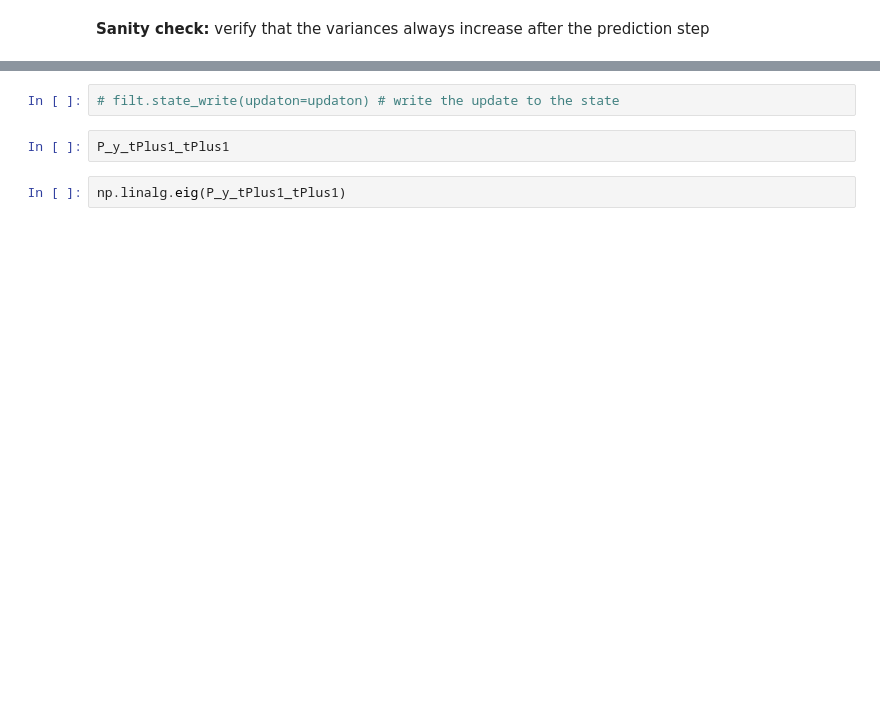
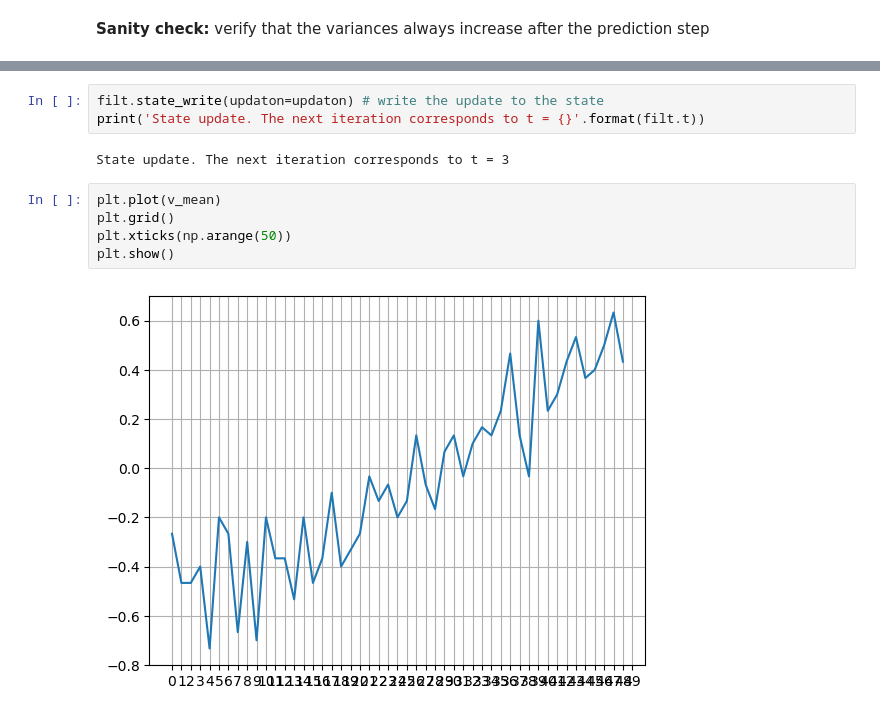
Before and after one commit to thinhhoang95/smoothie, a Jupyter notebook: GMKF_PROTOTYPE.ipynb, the cells around one changed output, grey strips where cells are left out. Saved outputs shown, nothing was run; the diff lists cells and outputs as text; blank space fills up the shorter version.

```diff
--- a/GMKF_PROTOTYPE.ipynb
+++ b/GMKF_PROTOTYPE.ipynb
@@ -293,6 +371,12 @@ plt.legend(['Measurement', 'Prediction', 'Update'])
 # %%
-# filt.state_write(updaton=updaton) # write the update to the state
+filt.state_write(updaton=updaton) # write the update to the state
+print('State update. The next iteration corresponds to t = {}'.format(filt.t))
+# %% [output]
+State update. The next iteration corresponds to t = 3
-# %%
-P_y_tPlus1_tPlus1
-# %%
-np.linalg.eig(P_y_tPlus1_tPlus1)
+# %%
+plt.plot(v_mean)
+plt.grid()
+plt.xticks(np.arange(50))
+plt.show()
+# %% [output]
+[figure, added]
```
Also changed, not shown: parts of 18 cells of this notebook, 1 other file.
